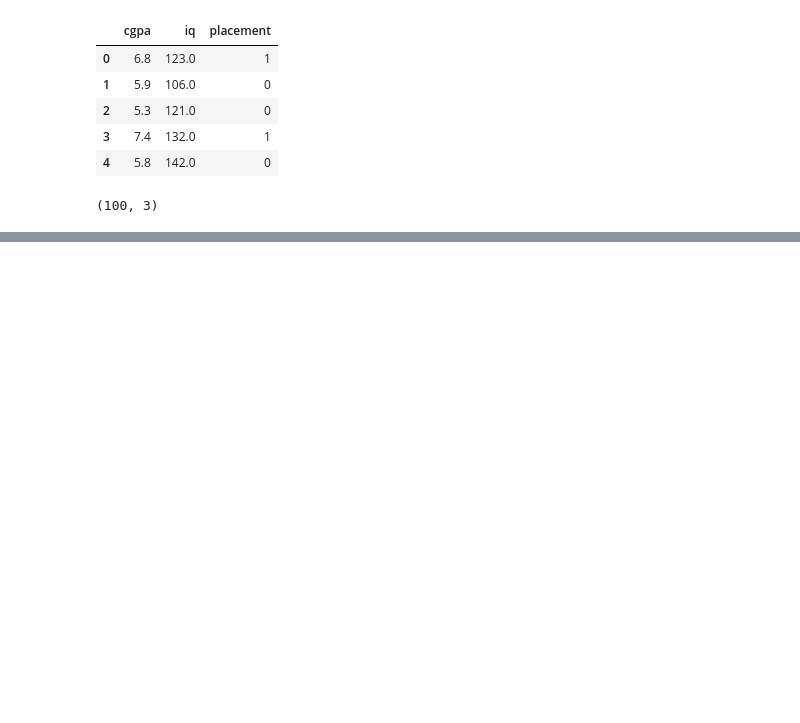
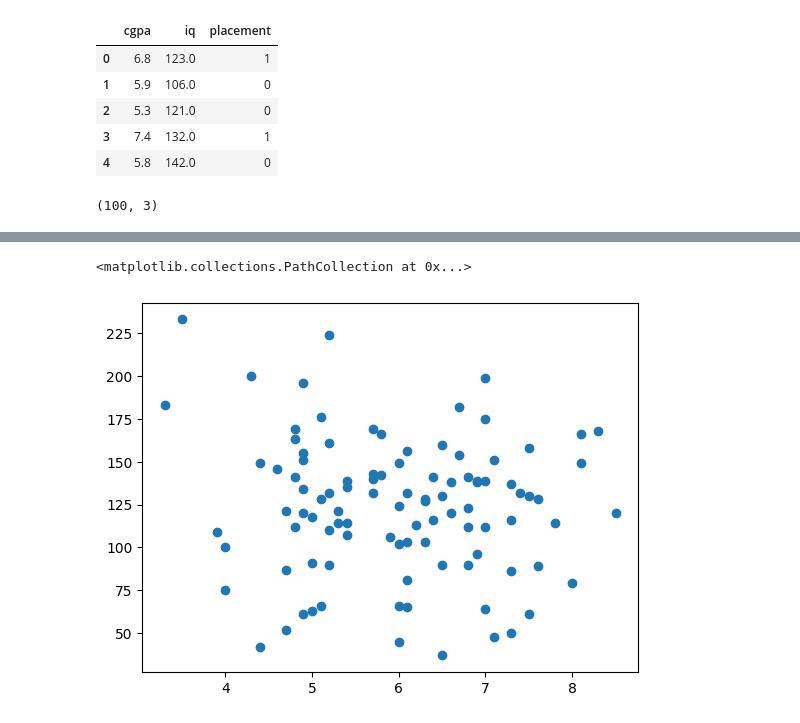
Before and after one commit to Atif-Azmi/Machine-Learning, a Jupyter notebook: class01.ipynb, the cells around one changed output, grey strips where cells are left out. Drawn from its saved outputs; the diff is of its cells as text; code cells hidden in the pictures; blank space fills up the shorter version.

```diff
--- a/class01.ipynb
+++ b/class01.ipynb
@@ -50,0 +66,5 @@ df.shape
+# %%
+plt.scatter(df['cgpa'],df['iq'])
+# %% [output]
+<matplotlib.collections.PathCollection at 0x...>
+[figure, added]
```
Also changed, not shown: parts of 11 cells of this notebook.
